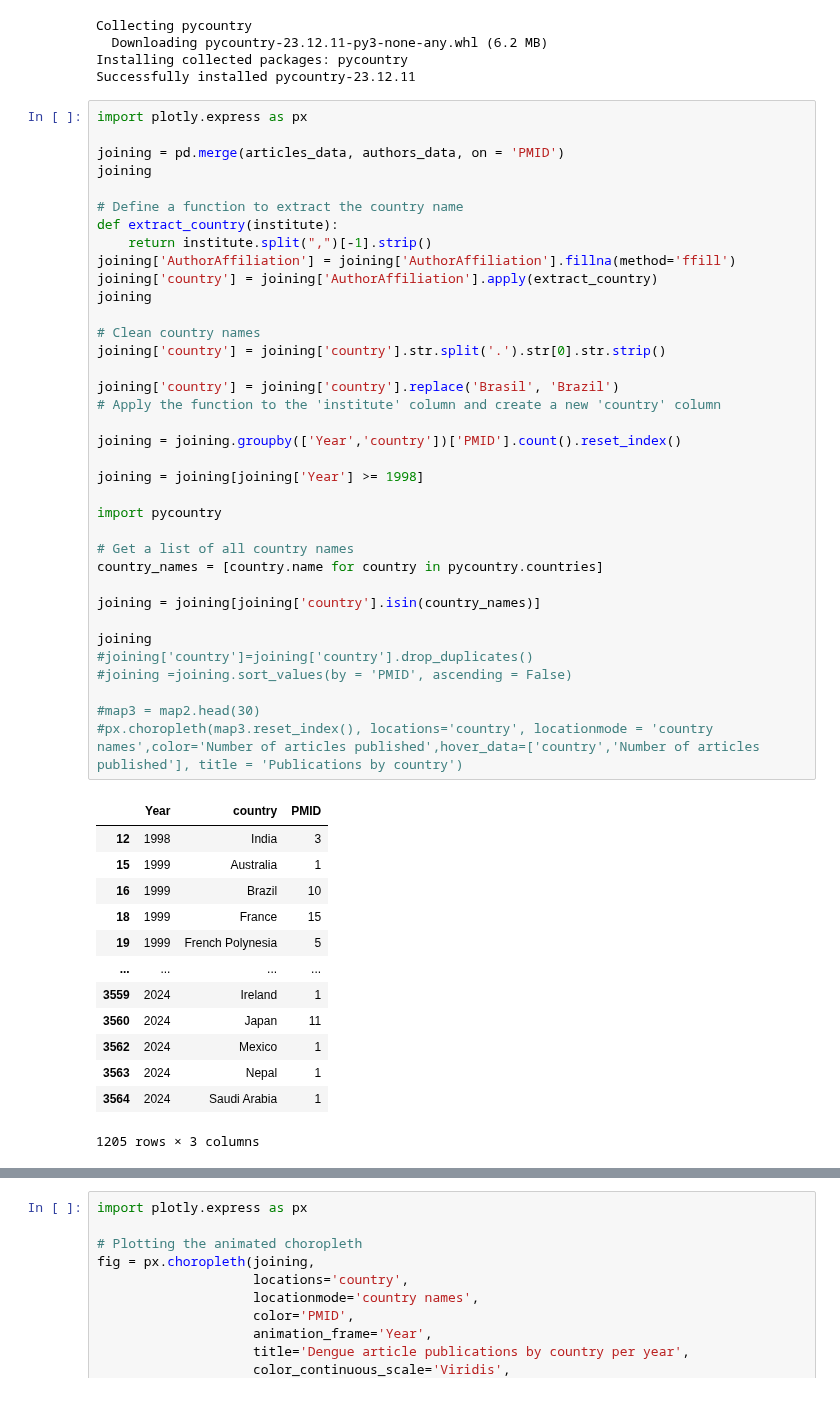
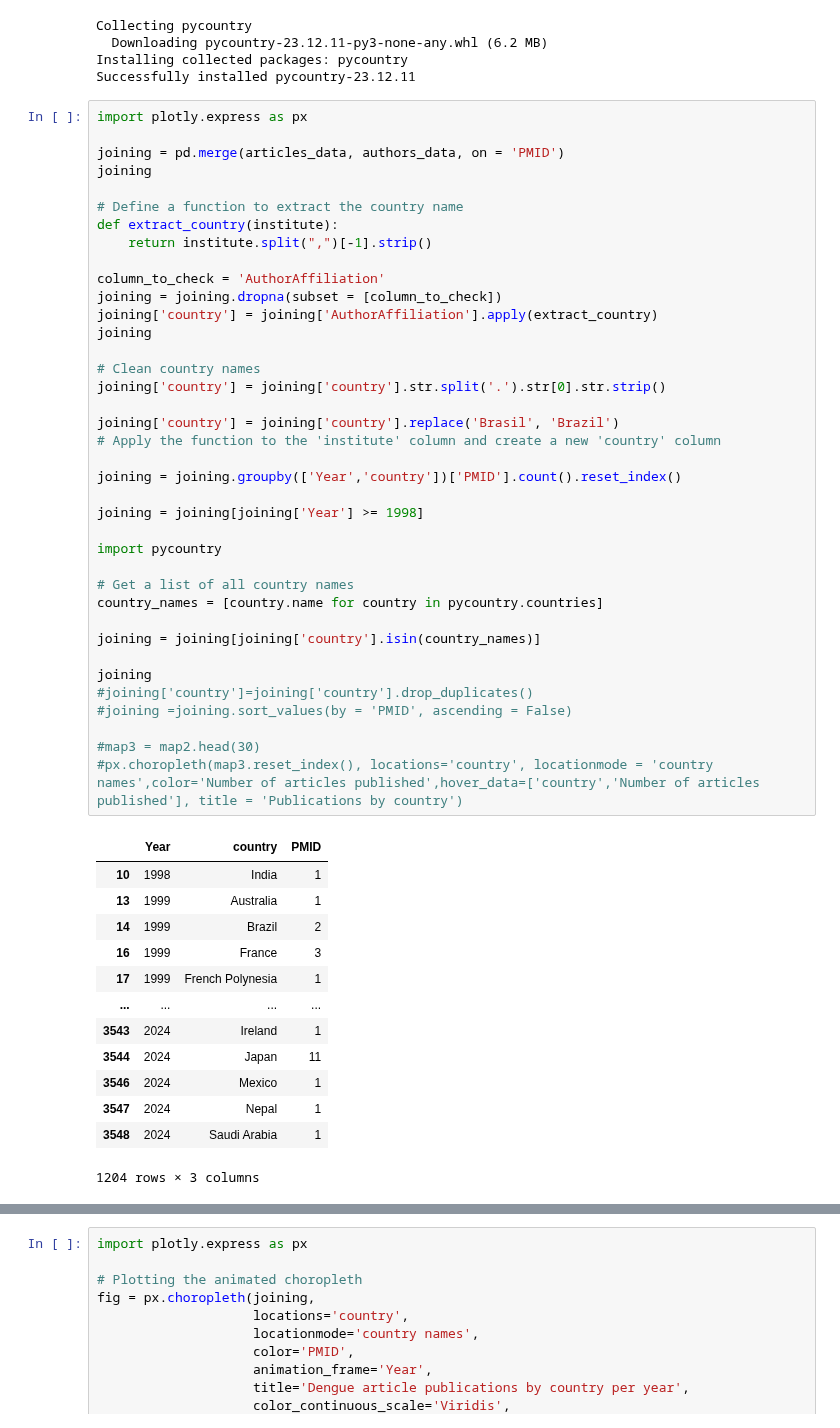
Before and after one commit to gnc506/Skills_Assessment, a Jupyter notebook: Skills_assessment_2_HM.ipynb, the cells around one changed output, grey strips where cells are left out. Cells and saved outputs as stored; diff of their text form.

```diff
--- a/Skills_assessment_2_HM.ipynb
+++ b/Skills_assessment_2_HM.ipynb
@@ -195,44 +195,46 @@ joining
 # Define a function to extract the country name
 def extract_country(institute):
     return institute.split(",")[-1].strip()
-joining['AuthorAffiliation'] = joining['AuthorAffiliation'].fillna(method='ffill')
+
+column_to_check = 'AuthorAffiliation'
+joining = joining.dropna(subset = [column_to_check])
 joining['country'] = joining['AuthorAffiliation'].apply(extract_country)
 joining
 
 # Clean country names
 joining['country'] = joining['country'].str.split('.').str[0].str.strip()
 
 joining['country'] = joining['country'].replace('Brasil', 'Brazil')
 # Apply the function to the 'institute' column and create a new 'country' column
 
 joining = joining.groupby(['Year','country'])['PMID'].count().reset_index()
 
 joining = joining[joining['Year'] >= 1998]
 
 import pycountry
 
 # Get a list of all country names
 country_names = [country.name for country in pycountry.countries]
 
 joining = joining[joining['country'].isin(country_names)]
 
 joining
 #joining['country']=joining['country'].drop_duplicates()
 #joining =joining.sort_values(by = 'PMID', ascending = False)
 
 #map3 = map2.head(30)
 #px.choropleth(map3.reset_index(), locations='country', locationmode = 'country names',color='Number of articles published',hover_data=['country','Number of articles published'], title = 'Publications by country')
 # %% [output]
 |  | Year | country | PMID |
-| 12 | 1998 | India | 3 |
-| 15 | 1999 | Australia | 1 |
-| 16 | 1999 | Brazil | 10 |
-| 18 | 1999 | France | 15 |
-| 19 | 1999 | French Polynesia | 5 |
+| 10 | 1998 | India | 1 |
+| 13 | 1999 | Australia | 1 |
+| 14 | 1999 | Brazil | 2 |
+| 16 | 1999 | France | 3 |
+| 17 | 1999 | French Polynesia | 1 |
 | ... | ... | ... | ... |
-| 3559 | 2024 | Ireland | 1 |
-| 3560 | 2024 | Japan | 11 |
-| 3562 | 2024 | Mexico | 1 |
-| 3563 | 2024 | Nepal | 1 |
-| 3564 | 2024 | Saudi Arabia | 1 |
+| 3543 | 2024 | Ireland | 1 |
+| 3544 | 2024 | Japan | 11 |
+| 3546 | 2024 | Mexico | 1 |
+| 3547 | 2024 | Nepal | 1 |
+| 3548 | 2024 | Saudi Arabia | 1 |
-1205 rows × 3 columns
+1204 rows × 3 columns
```
Also changed, not shown: parts of 5 cells of this notebook.
